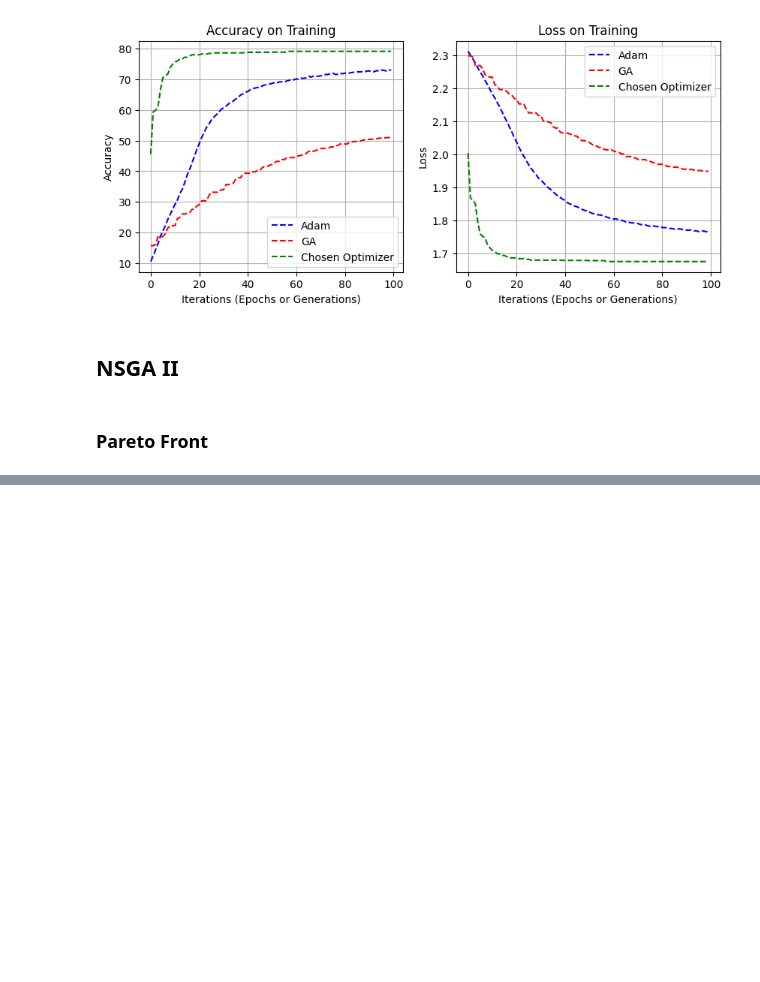
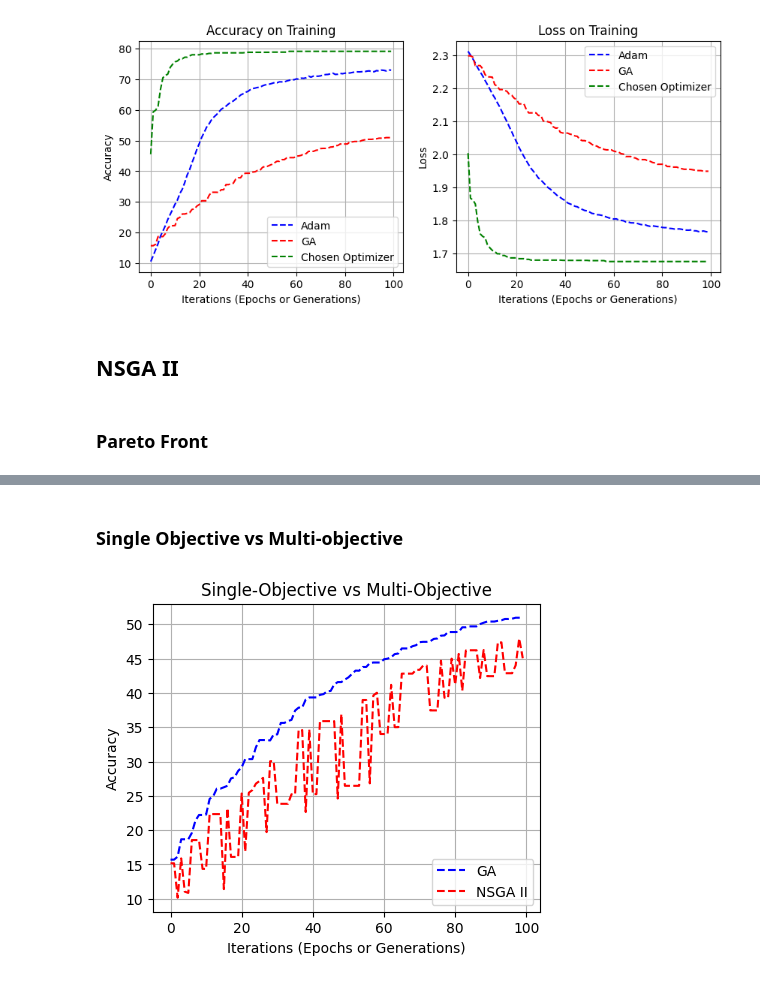
Before and after one commit to Peterwisu/COM3031-CI, a Jupyter notebook: plot.ipynb, the cells around one changed output, grey strips where cells are left out. Cells and saved outputs as stored; diff of their text form; code cells hidden in the pictures; blank space fills up the shorter version.

```diff
--- a/plot.ipynb
+++ b/plot.ipynb
@@ -156,0 +188,15 @@ plot_pareto_front(all_fronts=all_fronts,first_front=first_front)
+# %% [markdown]
+### Single Objective vs Multi-objective
+# %%
+fig ,(ax1) = plt.subplots(nrows=1, ncols=1, figsize=(5,4))
+
+ax1.plot(ga['train_acc'], label='GA', linestyle='--', color='b')
+ax1.plot(nsga['train_acc'], label='NSGA II', linestyle='--', color='r')
+
+ax1.set_title("Single-Objective vs Multi-Objective")
+ax1.set_ylabel('Accuracy')
+ax1.set_xlabel('Iterations (Epochs or Generations)')
+ax1.legend(loc="lower right")
+ax1.grid()
+# %% [output]
+[figure, added]
```
Also changed, not shown: parts of 5 cells of this notebook, 19 other files.
